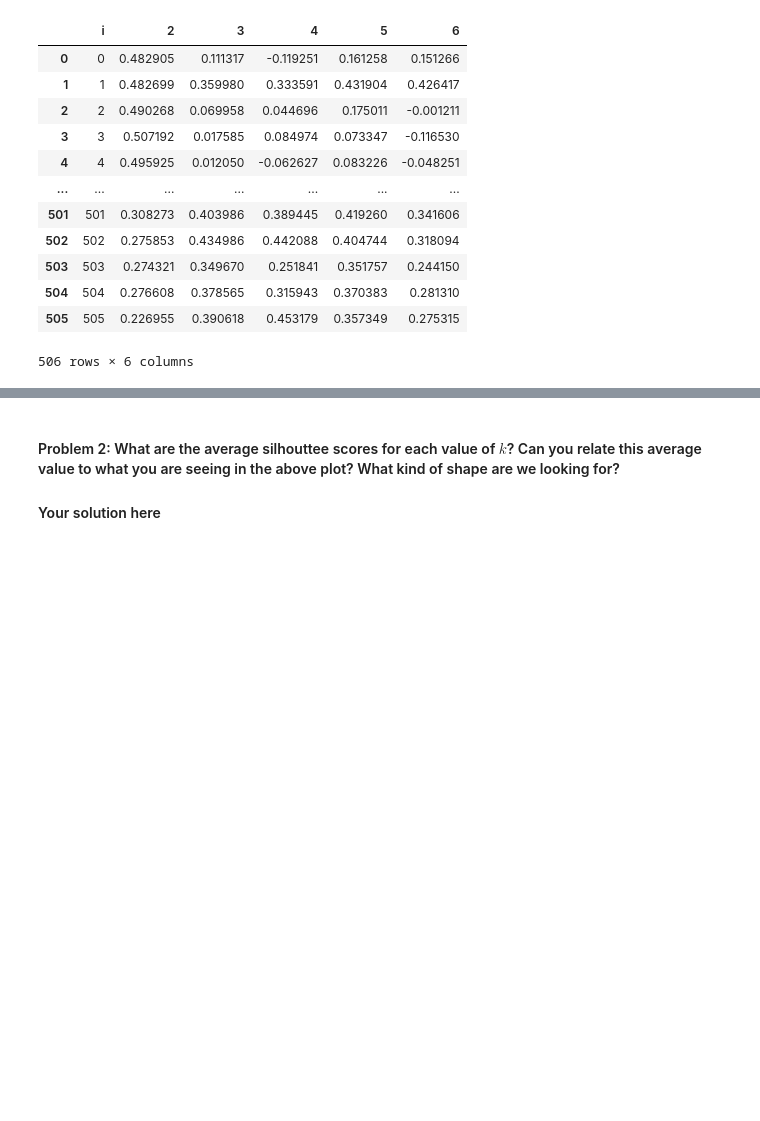
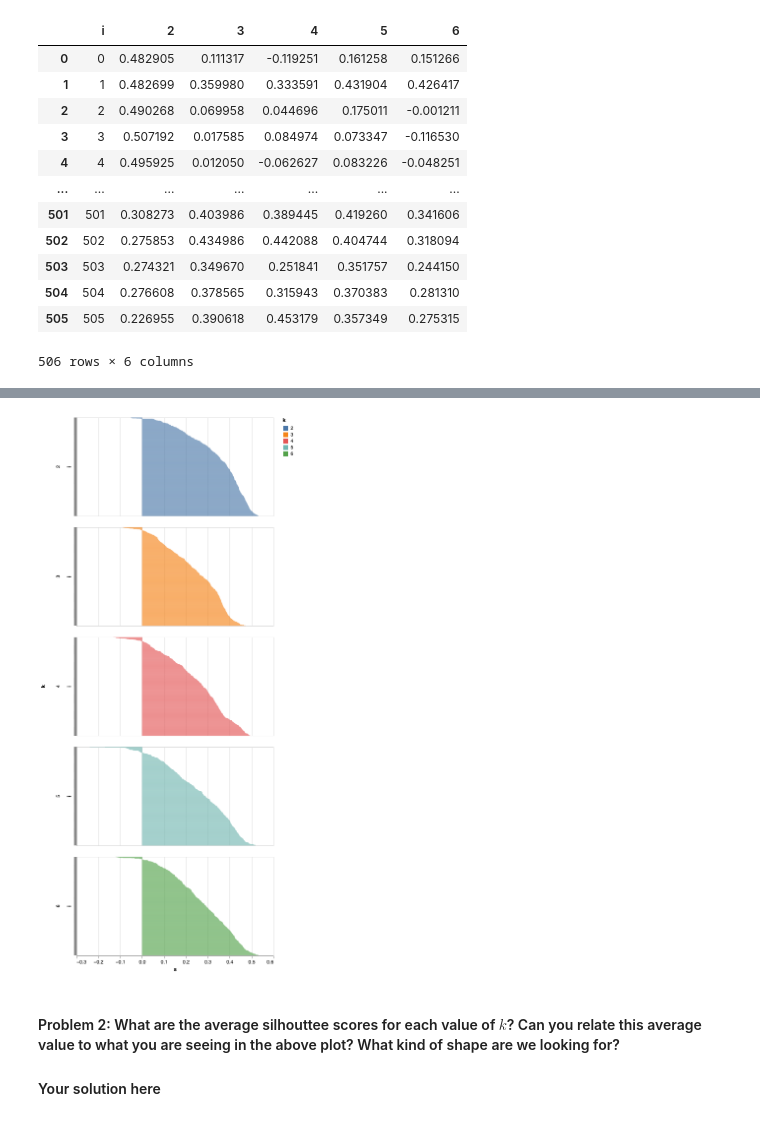
Before and after one commit to csc-466-2022-winter/csc-466-student, a Jupyter notebook: labs/Lab6.ipynb, the cells around one changed output, grey strips where cells are left out. Saved outputs shown, nothing was run; the diff lists cells and outputs as text; code cells hidden in the pictures; blank space fills up the shorter version.

```diff
--- a/labs/Lab6.ipynb
+++ b/labs/Lab6.ipynb
@@ -271,6 +271,7 @@ source = s_df.melt(id_vars=["i"])
 source.columns = ["i","k","s"]
 
 import altair as alt
+alt.renderers.enable('mimetype')
 alt.Chart(source).mark_bar().encode(
     x = "s:Q",
     y = alt.Y("i:N",sort='x',axis=alt.Axis(labels=False)),
@@ -282,3 +282,4 @@ alt.Chart(source).mark_bar().encode(
+[figure, added]
 # %% [markdown]
 #### Problem 2: What are the average silhouttee scores for each value of $k$? Can you relate this average value to what you are seeing in the above plot? What kind of shape are we looking for?
 
```
Also changed, not shown: parts of 1 cell of this notebook.
